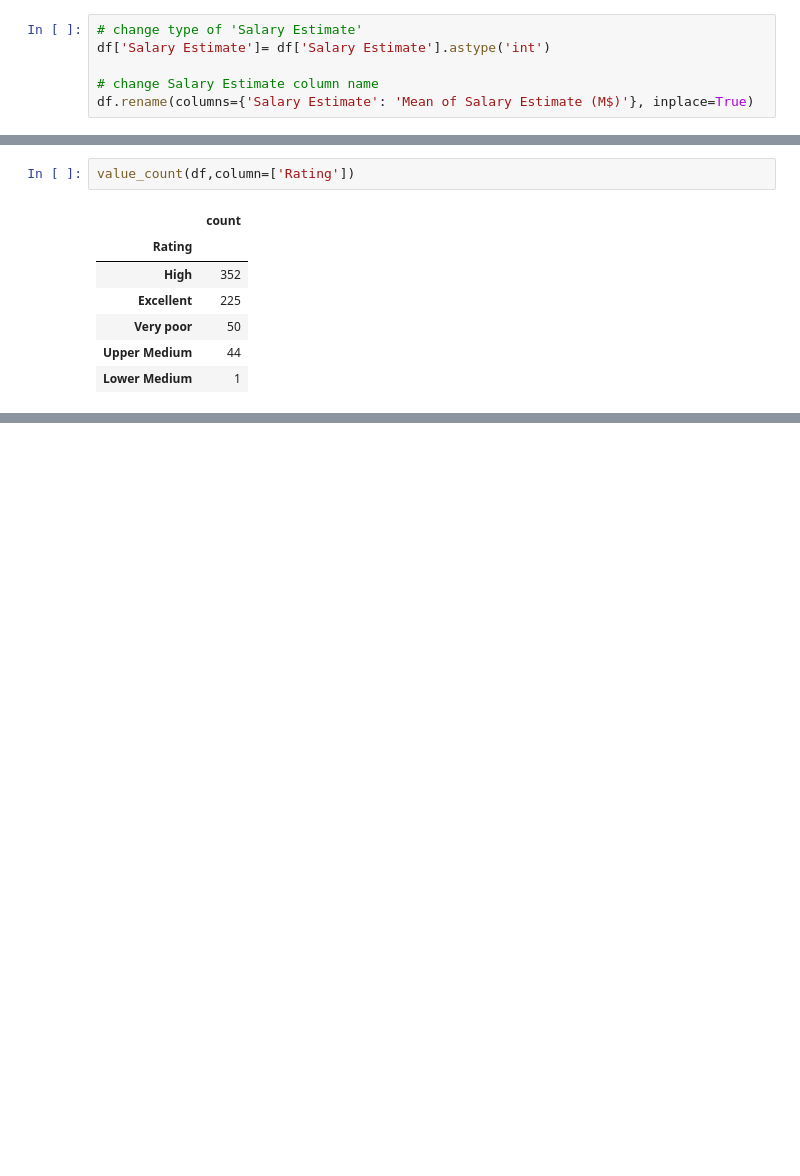
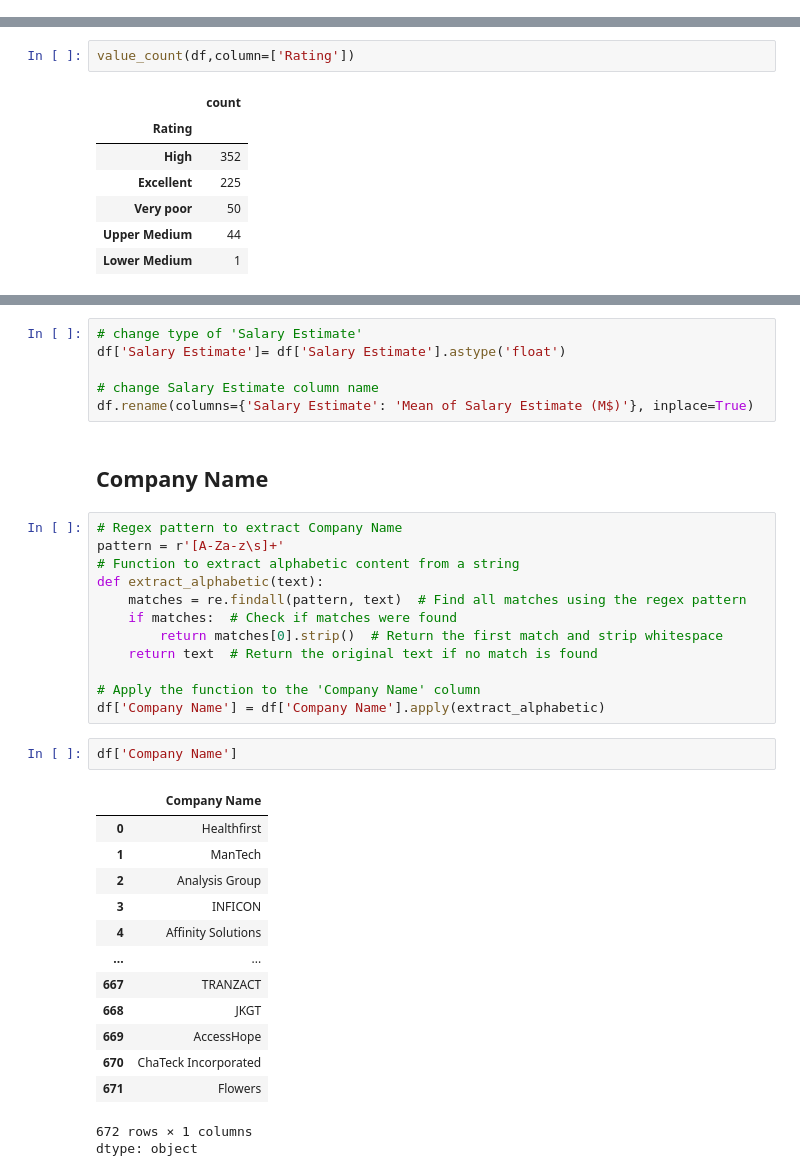
Before and after one commit to ShohrehShahsavari/Data-Analysis-And-Machine-Learning-Projects, a Jupyter notebook: 2. Employment and Workforce/Data Science Jobs/DS_jobs.ipynb, the cells around one changed output, grey strips where cells are left out. Drawn from its saved outputs; the diff is of its cells as text; blank space fills up the shorter version.

```diff
--- a/2. Employment and Workforce/Data Science Jobs/DS_jobs.ipynb
+++ b/2. Employment and Workforce/Data Science Jobs/DS_jobs.ipynb
@@ -328,9 +289,3 @@ for i, row in df.iterrows():
-# %%
-# change type of 'Salary Estimate'
-df['Salary Estimate']= df['Salary Estimate'].astype('int')
-
-# change Salary Estimate column name
-df.rename(columns={'Salary Estimate': 'Mean of Salary Estimate (M$)'}, inplace=True)
 # %% [markdown]
 ## Rating
 # %%
@@ -353,0 +324,37 @@ value_count(df,column=['Rating'])
+# %%
+# change type of 'Salary Estimate'
+df['Salary Estimate']= df['Salary Estimate'].astype('float')
+
+# change Salary Estimate column name
+df.rename(columns={'Salary Estimate': 'Mean of Salary Estimate (M$)'}, inplace=True)
+# %% [markdown]
+## Company Name
+# %%
+# Regex pattern to extract Company Name
+pattern = r'[A-Za-z\s]+'
+# Function to extract alphabetic content from a string
+def extract_alphabetic(text):
+    matches = re.findall(pattern, text)  # Find all matches using the regex pattern
+    if matches:  # Check if matches were found
+        return matches[0].strip()  # Return the first match and strip whitespace
+    return text  # Return the original text if no match is found
+
+# Apply the function to the 'Company Name' column
+df['Company Name'] = df['Company Name'].apply(extract_alphabetic)
+# %%
+df['Company Name']
+# %% [output]
+|  | Company Name |
+| 0 | Healthfirst |
+| 1 | ManTech |
+| 2 | Analysis Group |
+| 3 | INFICON |
+| 4 | Affinity Solutions |
+| ... | ... |
+| 667 | TRANZACT |
+| 668 | JKGT |
+| 669 | AccessHope |
+| 670 | ChaTeck Incorporated |
+| 671 | Flowers |
+672 rows × 1 columns
+dtype: object
```
Also changed, not shown: parts of 12 cells of this notebook.
